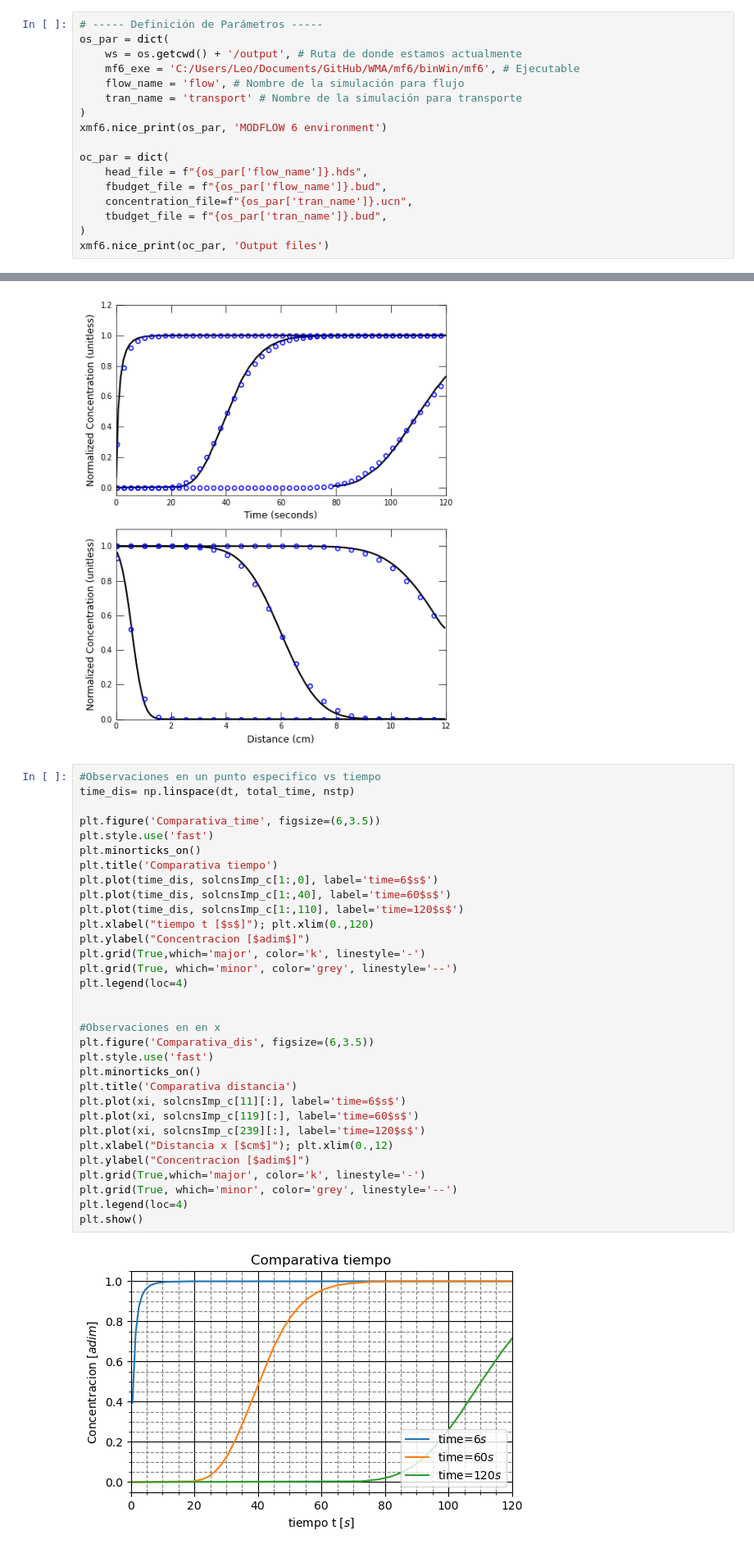
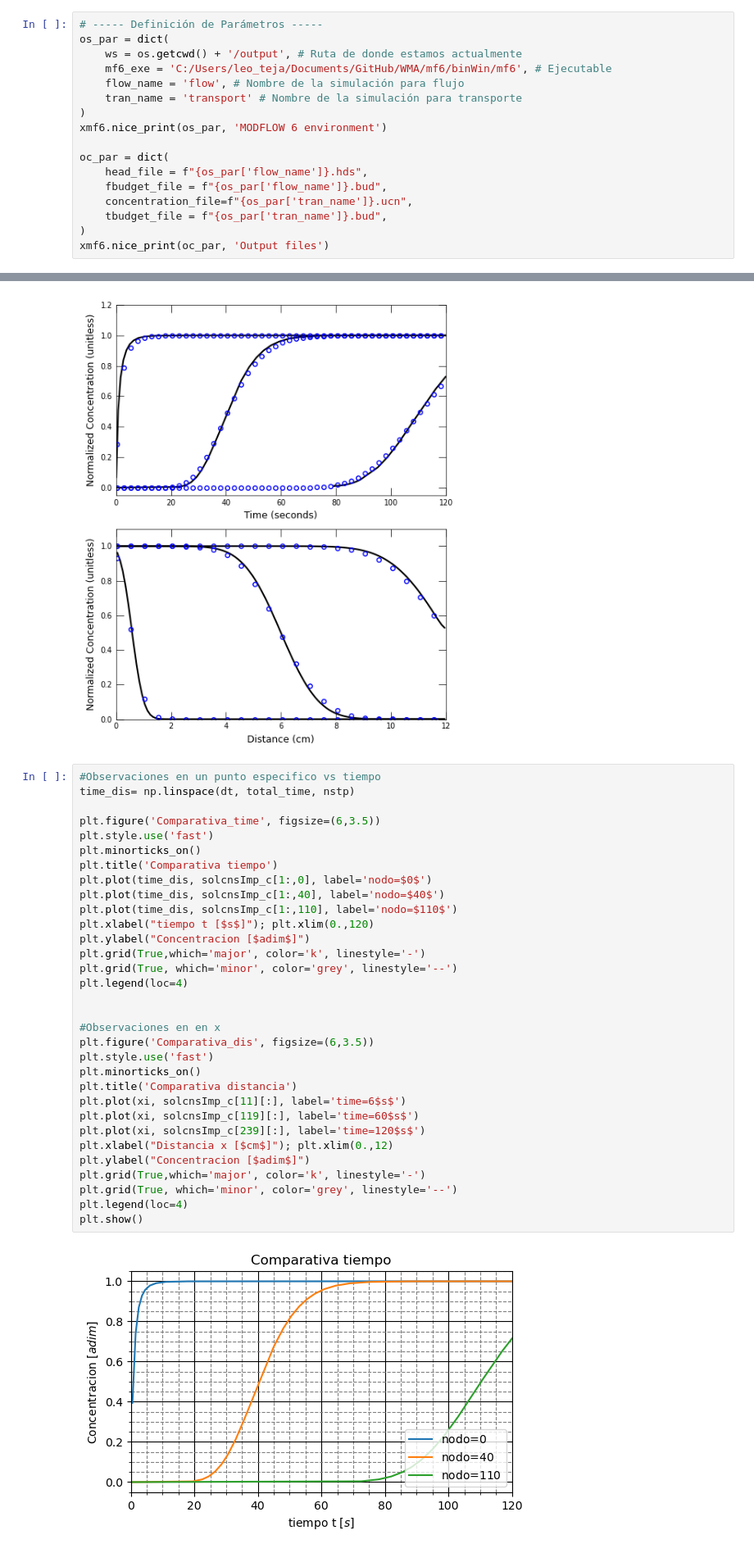
Before and after one commit to luiggix/WMA, a Jupyter notebook: notebooks/2_Transporte_mf6_1D/01_flujo_transporteWMA.ipynb, the cells around one changed output, grey strips where cells are left out. Shown at 82% size. Drawn from its saved outputs; the diff is of its cells as text.

```diff
--- a/notebooks/2_Transporte_mf6_1D/01_flujo_transporteWMA.ipynb
+++ b/notebooks/2_Transporte_mf6_1D/01_flujo_transporteWMA.ipynb
@@ -168,7 +168,7 @@ dispersion_coefficient = 0.010000000000000002
 # ----- Definición de Parámetros -----
 os_par = dict(
     ws = os.getcwd() + '/output', # Ruta de donde estamos actualmente
-    mf6_exe = 'C:/Users/Leo/Documents/GitHub/WMA/mf6/binWin/mf6', # Ejecutable
+    mf6_exe = 'C:/Users/leo_teja/Documents/GitHub/WMA/mf6/binWin/mf6', # Ejecutable
     flow_name = 'flow', # Nombre de la simulación para flujo
     tran_name = 'transport' # Nombre de la simulación para transporte
 )
@@ -962,35 +962,35 @@ with styles.USGSPlot():
 # %%
 #Observaciones en un punto especifico vs tiempo
 time_dis= np.linspace(dt, total_time, nstp)
 
 plt.figure('Comparativa_time', figsize=(6,3.5))
 plt.style.use('fast')
 plt.minorticks_on()
 plt.title('Comparativa tiempo')
-plt.plot(time_dis, solcnsImp_c[1:,0], label='time=6$s$')
-plt.plot(time_dis, solcnsImp_c[1:,40], label='time=60$s$')
-plt.plot(time_dis, solcnsImp_c[1:,110], label='time=120$s$')
+plt.plot(time_dis, solcnsImp_c[1:,0], label='nodo=$0$')
+plt.plot(time_dis, solcnsImp_c[1:,40], label='nodo=$40$')
+plt.plot(time_dis, solcnsImp_c[1:,110], label='nodo=$110$')
 plt.xlabel("tiempo t [$s$]"); plt.xlim(0.,120)
 plt.ylabel("Concentracion [$adim$]")
 plt.grid(True,which='major', color='k', linestyle='-')
 plt.grid(True, which='minor', color='grey', linestyle='--')
 plt.legend(loc=4)
 
 
 #Observaciones en en x
 plt.figure('Comparativa_dis', figsize=(6,3.5))
 plt.style.use('fast')
 plt.minorticks_on()
 plt.title('Comparativa distancia')
 plt.plot(xi, solcnsImp_c[11][:], label='time=6$s$')
 plt.plot(xi, solcnsImp_c[119][:], label='time=60$s$')
 plt.plot(xi, solcnsImp_c[239][:], label='time=120$s$')
 plt.xlabel("Distancia x [$cm$]"); plt.xlim(0.,12)
 plt.ylabel("Concentracion [$adim$]")
 plt.grid(True,which='major', color='k', linestyle='-')
 plt.grid(True, which='minor', color='grey', linestyle='--')
 plt.legend(loc=4)
 plt.show()
 # %% [output]
-[figure, old version]
+[figure, new version]
 [figure]
```
Also changed, not shown: parts of 4 cells of this notebook, 32 other files.
